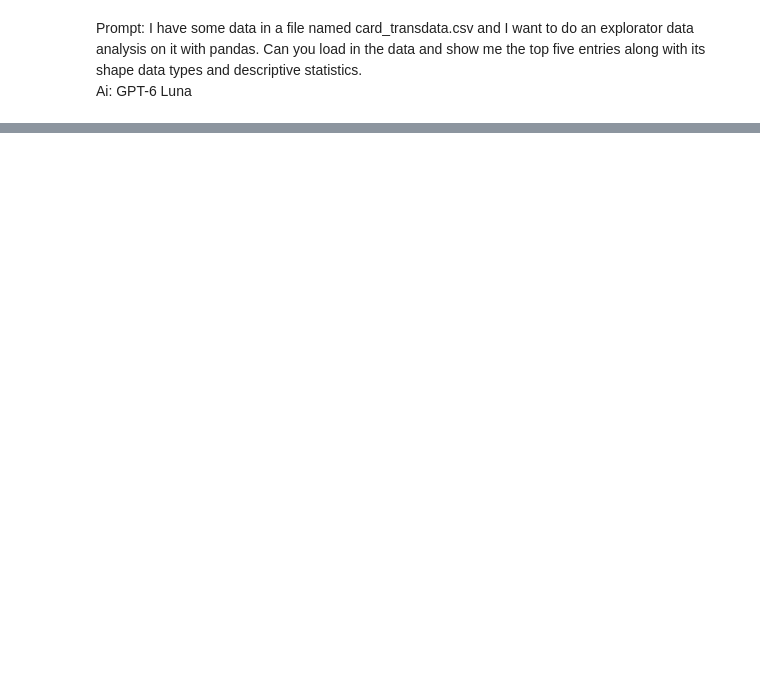
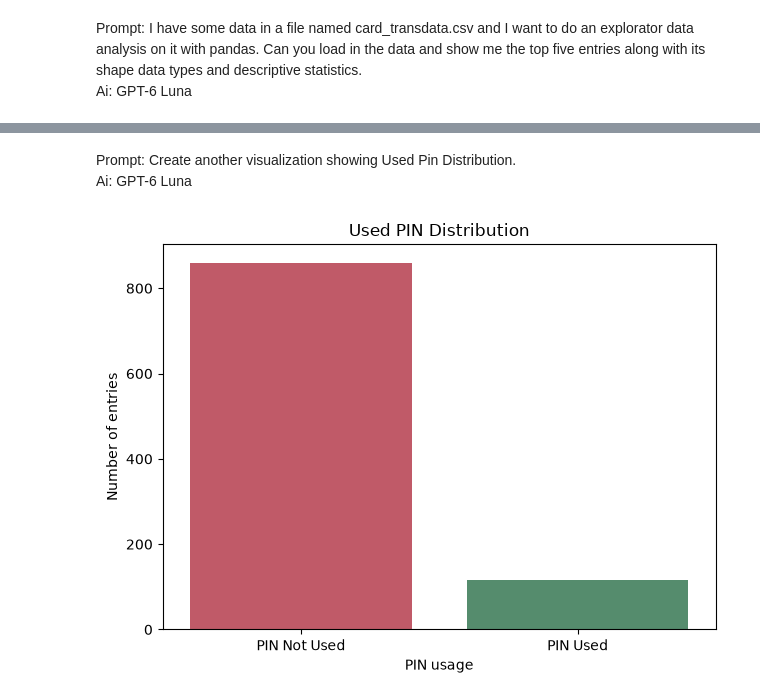
Before and after one commit to CarsonSpenn99/DataScience, a Jupyter notebook: code.ipynb, the cells around one changed output, grey strips where cells are left out. Saved outputs shown, nothing was run; the diff lists cells and outputs as text; code cells hidden in the pictures; blank space fills up the shorter version.

Commit message:
Used AI to recreate an EDA

```diff
--- a/code.ipynb
+++ b/code.ipynb
@@ -56,0 +113,24 @@ Prompt: Display how many values are missing in each row.
+# %% [markdown]
+Prompt: Create another visualization showing Used Pin Distribution.
+<br>Ai: GPT-6 Luna
+# %%
+import matplotlib.pyplot as plt
+import seaborn as sns
+
+pin_status = cleaned_df["used_pin_number"].map({0: "PIN Not Used", 1: "PIN Used"})
+
+sns.countplot(
+    x=pin_status,
+    hue=pin_status,
+    order=["PIN Not Used", "PIN Used"],
+    hue_order=["PIN Not Used", "PIN Used"],
+    palette={"PIN Not Used": "#D1495B", "PIN Used": "#4C956C"},
+    legend=False,
+)
+plt.title("Used PIN Distribution")
+plt.xlabel("PIN usage")
+plt.ylabel("Number of entries")
+plt.tight_layout()
+plt.show()
+# %% [output]
+[figure, added]
```
Also changed, not shown: parts of 21 cells of this notebook.
